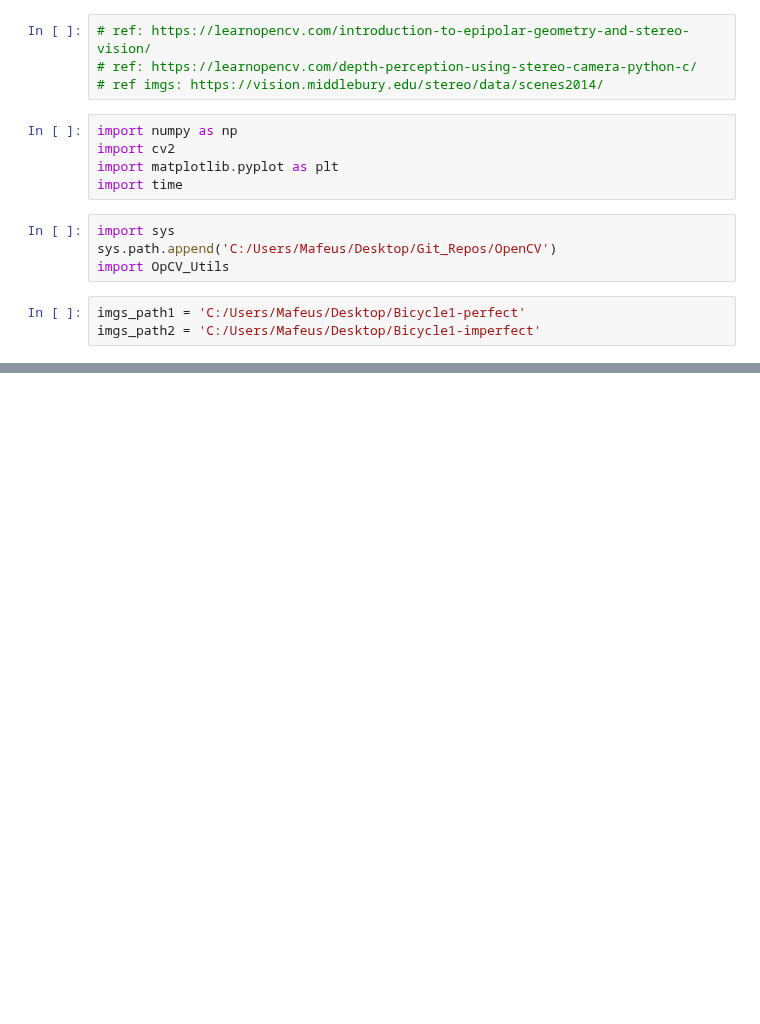
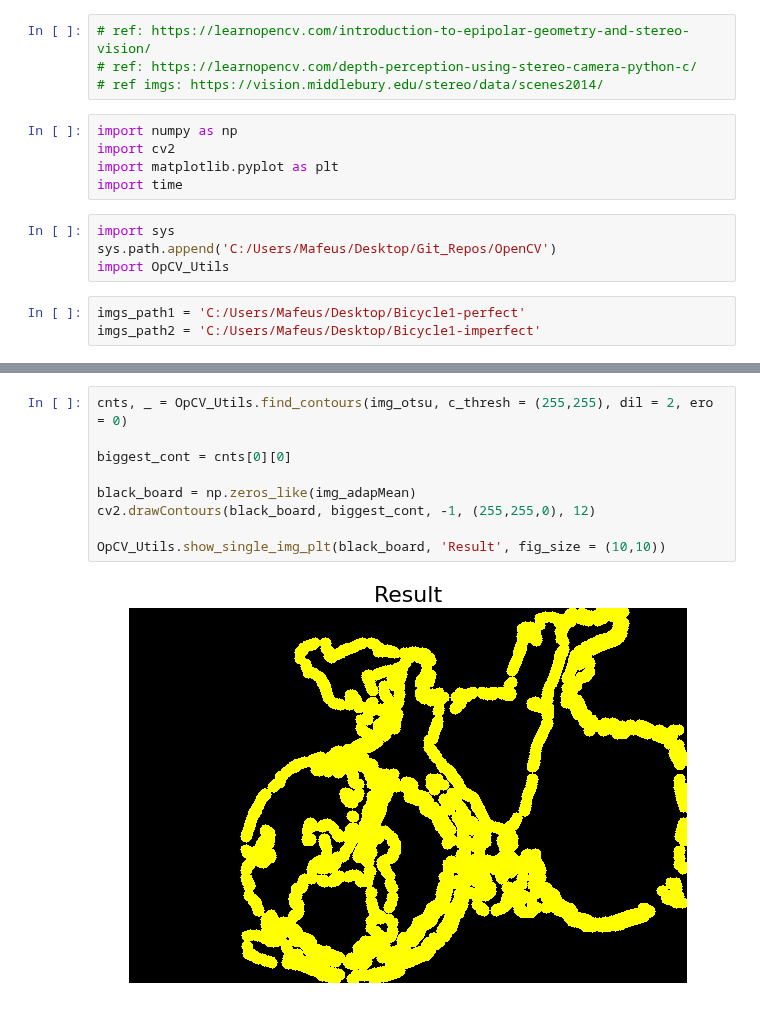
Before and after one commit to Mafeuz/OpenCV, a Jupyter notebook: Stereo/Stereo Disparity Testing.ipynb, the cells around one changed output, grey strips where cells are left out. Saved outputs shown, nothing was run; the diff lists cells and outputs as text; blank space fills up the shorter version.

```diff
--- a/Stereo/Stereo Disparity Testing.ipynb
+++ b/Stereo/Stereo Disparity Testing.ipynb
@@ -107,0 +125,11 @@ OpCV_Utils.show_single_img_plt(black_board, 'Result', fig_size = (10,10))
+# %%
+cnts, _ = OpCV_Utils.find_contours(img_otsu, c_thresh = (255,255), dil = 2, ero = 0)
+
+biggest_cont = cnts[0][0]
+
+black_board = np.zeros_like(img_adapMean)
+cv2.drawContours(black_board, biggest_cont, -1, (255,255,0), 12)
+
+OpCV_Utils.show_single_img_plt(black_board, 'Result', fig_size = (10,10))
+# %% [output]
+[figure, added]
```
Also changed, not shown: parts of 6 cells of this notebook, 7 other files.
